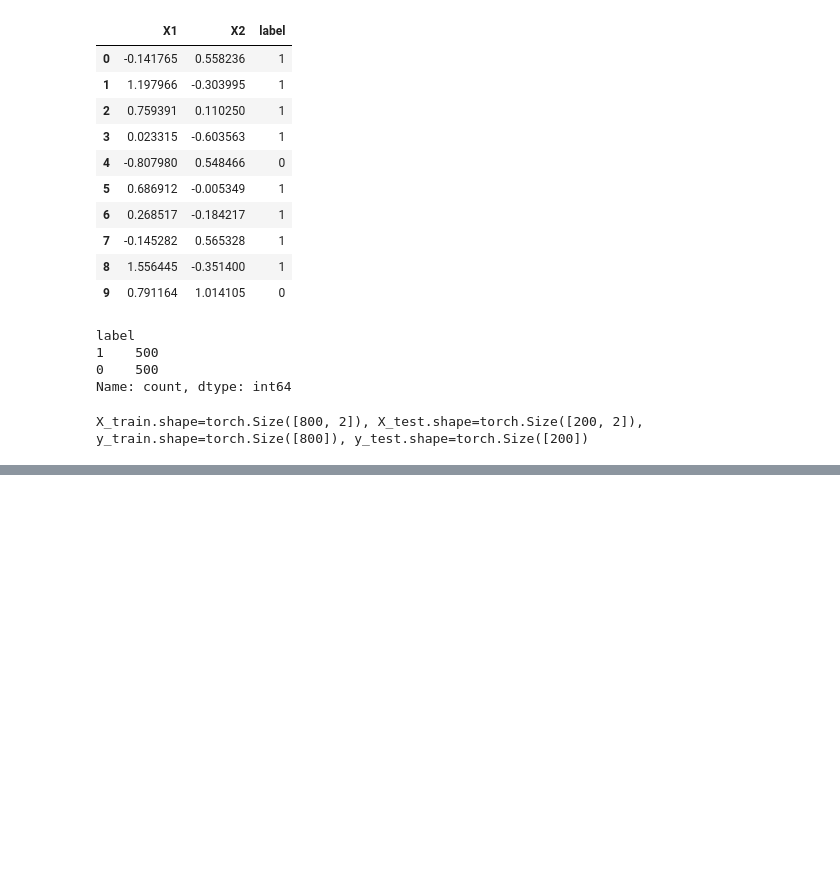
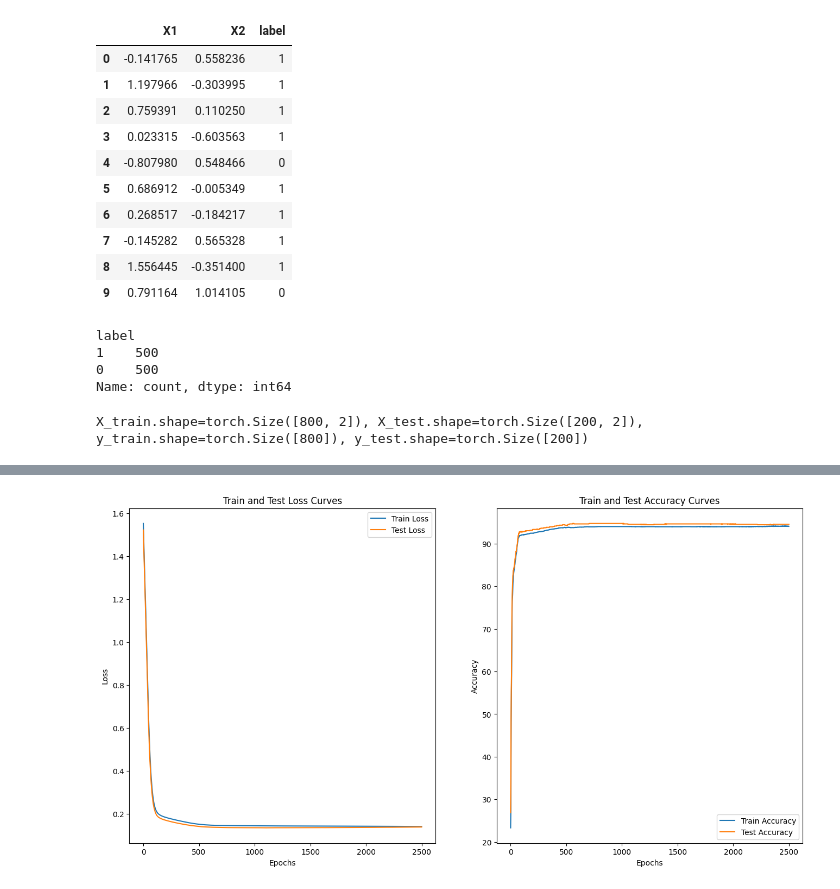
Before and after one commit to Zireael26/pytorch-deep-learning, a Jupyter notebook: my_notebooks/02_pytorch_classification.ipynb, the cells around one changed output, grey strips where cells are left out. Cells and saved outputs as stored; diff of their text form; code cells hidden in the pictures; blank space fills up the shorter version.

```diff
--- a/my_notebooks/02_pytorch_classification.ipynb
+++ b/my_notebooks/02_pytorch_classification.ipynb
@@ -471,0 +546,77 @@ Epoch: 975 | Train Loss: 0.13359 | Train Acc: 94.50000 | Test Loss: 0.09544 | Te
+# %%
+# Loss function and optimizer
+loss_fn = nn.CrossEntropyLoss()
+optimizer = optim.Adam(params=blobs_model.parameters(), lr=0.001)
+
+# Train/Test Loop
+torch.manual_seed(42)
+epochs = 2500
+
+# Init empty lists to store loss values
+train_loss_values = []
+test_loss_values = []
+train_acc_values = []
+test_acc_values = []
+epochs_list = []
+
+for epoch in range(epochs):
+    # 0. Set model to train mode
+    blobs_model.train()
+
+    # 1. Make the forward pass
+    y_blob_logits = blobs_model(X_blob_train)
+    y_blob_pred = torch.softmax(y_blob_logits, dim=1).argmax(dim=1)
+
+    # 2. Calculate the loss
+    loss = loss_fn(y_blob_logits, y_blob_train)
+    acc = accuracy_fn(y_true=y_blob_train, y_pred=y_blob_pred)
+
+    # 3. Optimizer zero grad
+    optimizer.zero_grad()
+
+    # 4. Backward pass
+    loss.backward()
+
+    # 5. Optimizer step step step
+    optimizer.step()
+
+    # Test loop
+    blobs_model.eval()
+    with torch.inference_mode():
+        # 1. Forward pass
+        test_blob_logits = blobs_model(X_blob_test)
+        test_blob_pred = torch.softmax(test_blob_logits, dim=1).argmax(dim=1)
+
+        # 2. Calculate the loss/accuracy
+        test_loss = loss_fn(test_blob_logits, y_blob_test)
+        test_acc = accuracy_fn(y_true=y_blob_test, y_pred=test_blob_pred)
+
+        # Every few epochs, print stuff
+        if epoch % 100 == 0:
+            print(f"Epoch: {epoch} | Train Loss: {loss:.5f} | Train Acc: {acc:.5f} | Test Loss: {test_loss:.5f} | Test Acc: {test_acc:.5f}")
+
+    # Append loss values to lists
+    train_loss_values.append(loss.cpu().item())
+    train_acc_values.append(acc)
+    test_loss_values.append(test_loss.cpu().item())
+    test_acc_values.append(test_acc)
+    epochs_list.append(epoch)
+
+# Plot the loss curves
+plt.figure(figsize=(16, 8))
+plt.subplot(1, 2, 1)
+plt.plot(epochs_list, train_loss_values, label="Train Loss")
+plt.plot(epochs_list, test_loss_values, label="Test Loss")
+plt.xlabel("Epochs")
+plt.ylabel("Loss")
+plt.title("Train and Test Loss Curves")
+plt.legend()
+plt.subplot(1, 2, 2)
+plt.plot(epochs_list, train_acc_values, label="Train Accuracy")
+plt.plot(epochs_list, test_acc_values, label="Test Accuracy")
+plt.xlabel("Epochs")
+plt.ylabel("Accuracy")
+plt.title("Train and Test Accuracy Curves")
+plt.legend()
+plt.show()
+# %% [output]
@@ -471,0 +640 @@ Epoch: 975 | Train Loss: 0.13359 | Train Acc: 94.50000 | Test Loss: 0.09544 | Te
+[figure, added]
```
Also changed, not shown: parts of 9 cells of this notebook, 1 other file.
